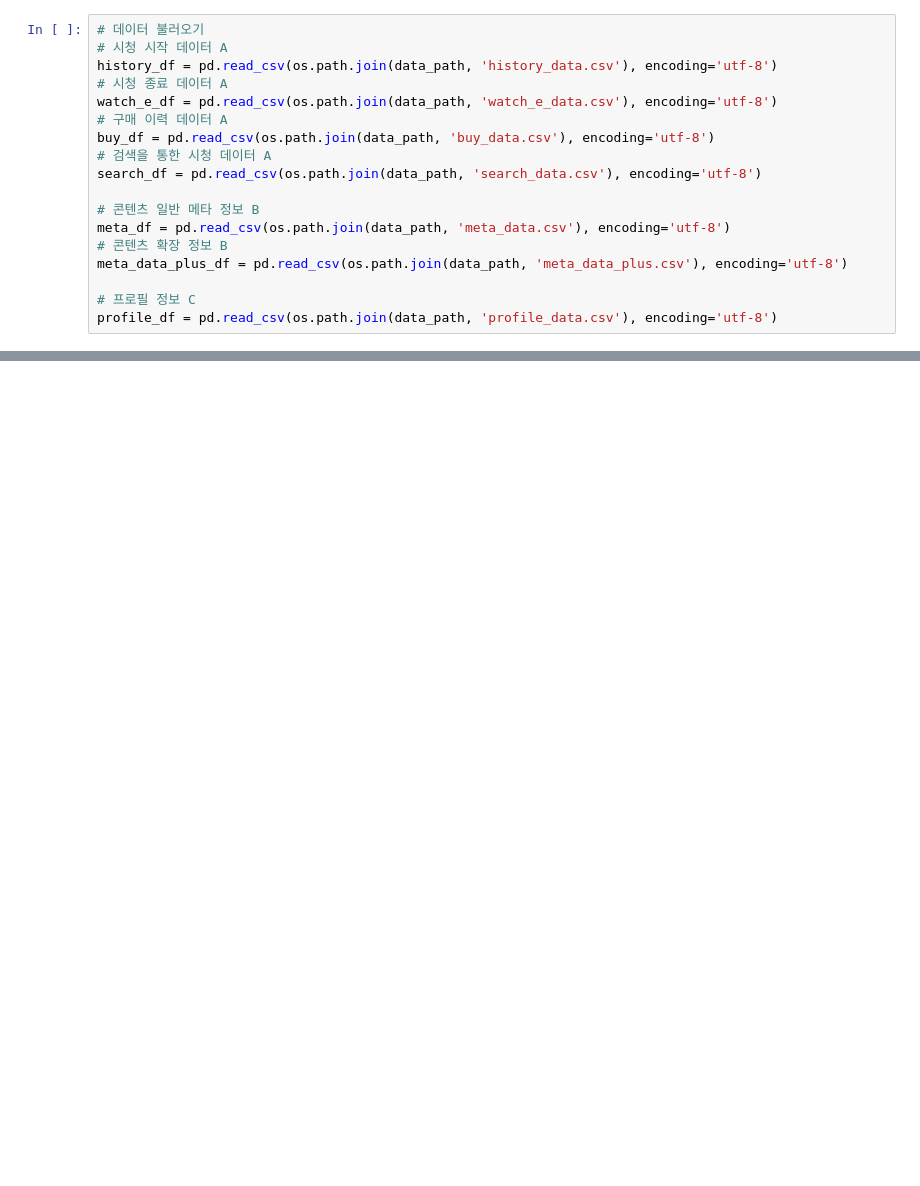
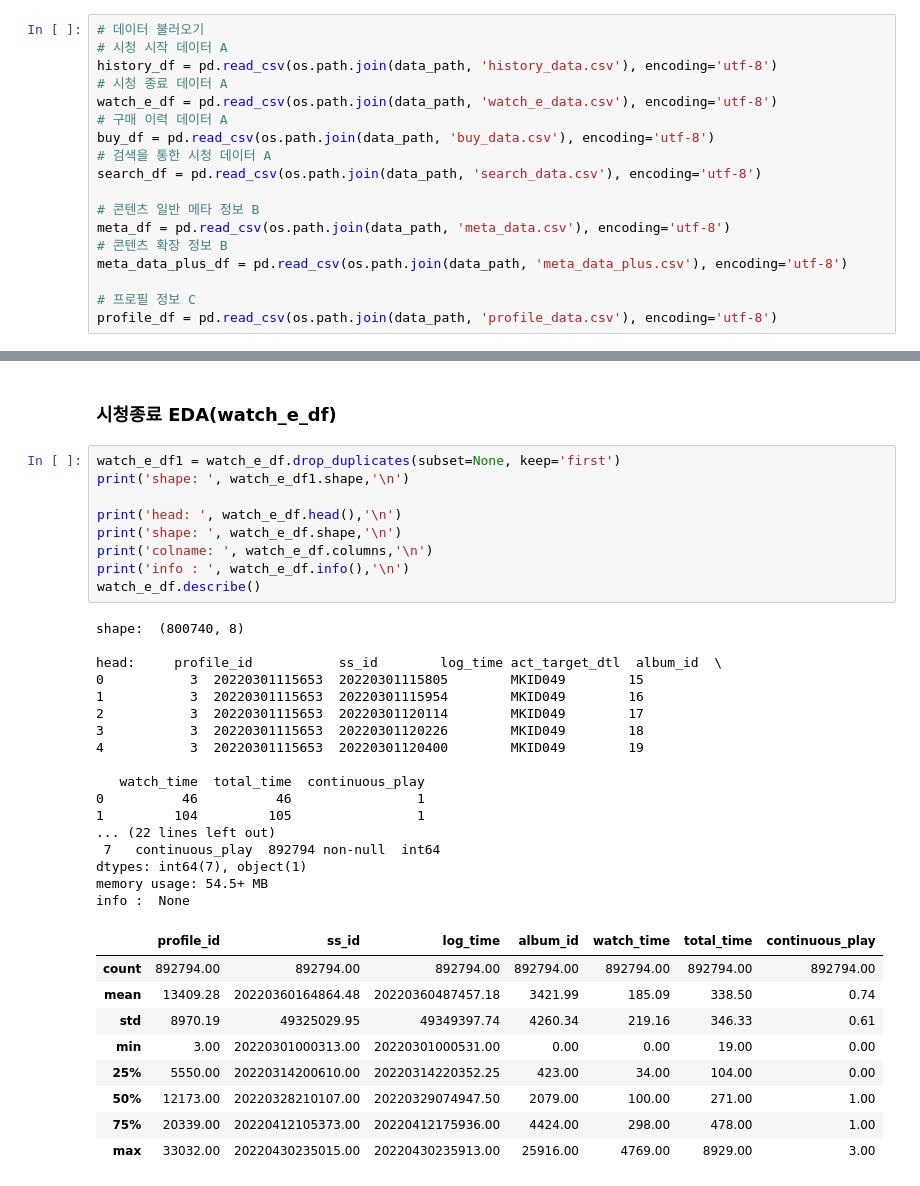
Before and after one commit to keunjoo-tak/Uplus_AI, a Jupyter notebook: eda.ipynb, the cells around one changed output, grey strips where cells are left out. Saved outputs shown, nothing was run; the diff lists cells and outputs as text; blank space fills up the shorter version.

```diff
--- a/eda.ipynb
+++ b/eda.ipynb
@@ -36,0 +120,38 @@ profile_df = pd.read_csv(os.path.join(data_path, 'profile_data.csv'), encoding='
+# %% [markdown]
+### 시청종료 EDA(watch_e_df)
+# %%
+watch_e_df1 = watch_e_df.drop_duplicates(subset=None, keep='first')
+print('shape: ', watch_e_df1.shape,'\n')
+
+print('head: ', watch_e_df.head(),'\n')
+print('shape: ', watch_e_df.shape,'\n')
+print('colname: ', watch_e_df.columns,'\n')
+print('info : ', watch_e_df.info(),'\n')
+watch_e_df.describe()
+# %% [output]
+shape:  (800740, 8)
+
+head:     profile_id           ss_id        log_time act_target_dtl  album_id  \
+0           3  20220301115653  20220301115805        MKID049        15
+1           3  20220301115653  20220301115954        MKID049        16
+2           3  20220301115653  20220301120114        MKID049        17
+3           3  20220301115653  20220301120226        MKID049        18
+4           3  20220301115653  20220301120400        MKID049        19
+
+   watch_time  total_time  continuous_play
+0          46          46                1
+1         104         105                1
+... (22 lines left out)
+ 7   continuous_play  892794 non-null  int64
+dtypes: int64(7), object(1)
+memory usage: 54.5+ MB
+info :  None
+|  | profile_id | ss_id | log_time | album_id | watch_time | total_time | continuous_play |
+| count | 892794.00 | 892794.00 | 892794.00 | 892794.00 | 892794.00 | 892794.00 | 892794.00 |
+| mean | 13409.28 | 20220360164864.48 | 20220360487457.18 | 3421.99 | 185.09 | 338.50 | 0.74 |
+| std | 8970.19 | 49325029.95 | 49349397.74 | 4260.34 | 219.16 | 346.33 | 0.61 |
+| min | 3.00 | 20220301000313.00 | 20220301000531.00 | 0.00 | 0.00 | 19.00 | 0.00 |
+| 25% | 5550.00 | 20220314200610.00 | 20220314220352.25 | 423.00 | 34.00 | 104.00 | 0.00 |
+| 50% | 12173.00 | 20220328210107.00 | 20220329074947.50 | 2079.00 | 100.00 | 271.00 | 1.00 |
+| 75% | 20339.00 | 20220412105373.00 | 20220412175936.00 | 4424.00 | 298.00 | 478.00 | 1.00 |
+| max | 33032.00 | 20220430235015.00 | 20220430235913.00 | 25916.00 | 4769.00 | 8929.00 | 3.00 |
```
Also changed, not shown: parts of 22 cells of this notebook, 1 other file.
